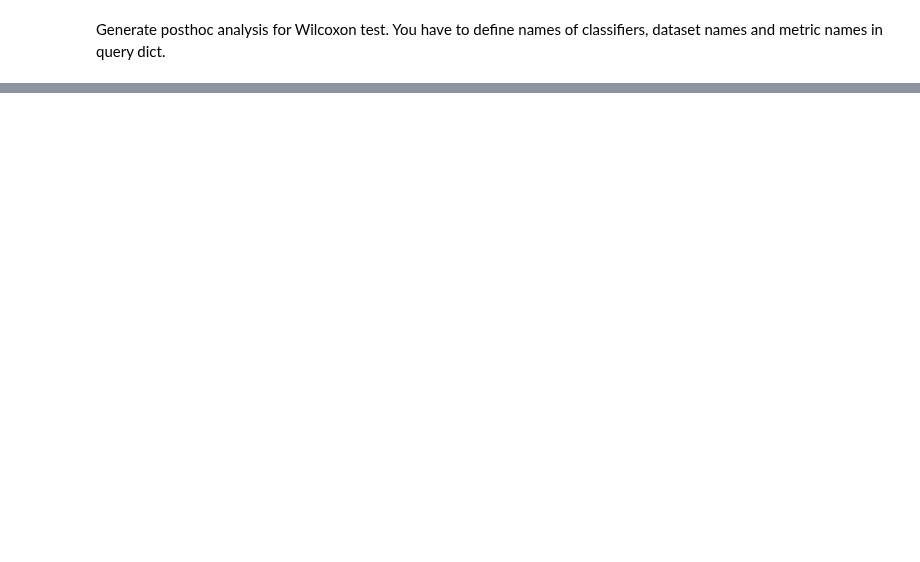
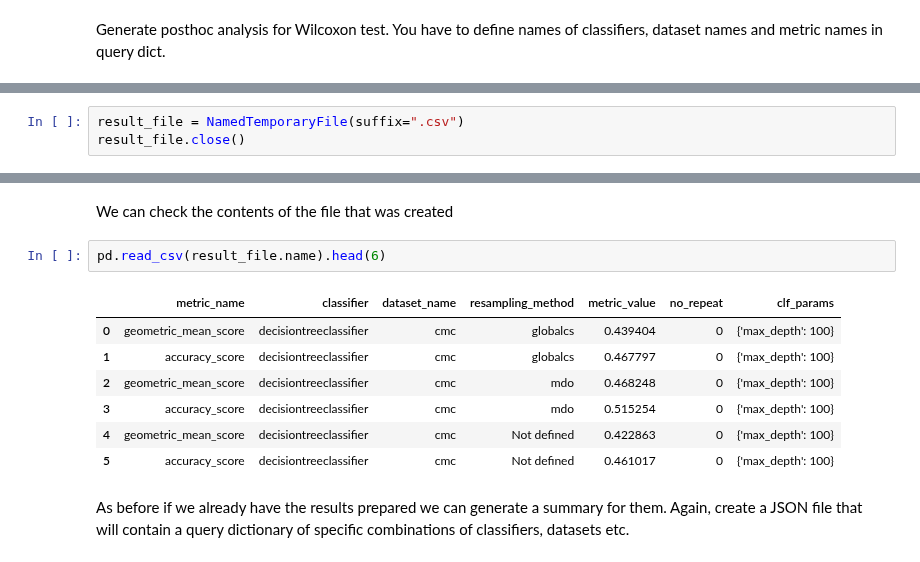
Before and after one commit to damianhorna/multi-imbalance, a Jupyter notebook: examples/datasets/analysis.ipynb, the cells around one changed output, grey strips where cells are left out. Drawn from its saved outputs; the diff is of its cells as text; blank space fills up the shorter version.

```diff
--- a/examples/datasets/analysis.ipynb
+++ b/examples/datasets/analysis.ipynb
@@ -156,0 +248,3 @@ results[0]
+# %%
+result_file = NamedTemporaryFile(suffix=".csv")
+result_file.close()
@@ -156,0 +259,14 @@ results[0]
+# %% [markdown]
+We can check the contents of the file that was created
+# %%
+pd.read_csv(result_file.name).head(6)
+# %% [output]
+|  | metric_name | classifier | dataset_name | resampling_method | metric_value | no_repeat | clf_params |
+| 0 | geometric_mean_score | decisiontreeclassifier | cmc | globalcs | 0.439404 | 0 | {'max_depth': 100} |
+| 1 | accuracy_score | decisiontreeclassifier | cmc | globalcs | 0.467797 | 0 | {'max_depth': 100} |
+| 2 | geometric_mean_score | decisiontreeclassifier | cmc | mdo | 0.468248 | 0 | {'max_depth': 100} |
+| 3 | accuracy_score | decisiontreeclassifier | cmc | mdo | 0.515254 | 0 | {'max_depth': 100} |
+| 4 | geometric_mean_score | decisiontreeclassifier | cmc | Not defined | 0.422863 | 0 | {'max_depth': 100} |
+| 5 | accuracy_score | decisiontreeclassifier | cmc | Not defined | 0.461017 | 0 | {'max_depth': 100} |
+# %% [markdown]
+As before if we already have the results prepared we can generate a summary for them. Again, create a JSON file that will contain a query dictionary of specific combinations of classifiers, datasets etc.
```
Also changed, not shown: parts of 59 cells of this notebook, 3 other files.
